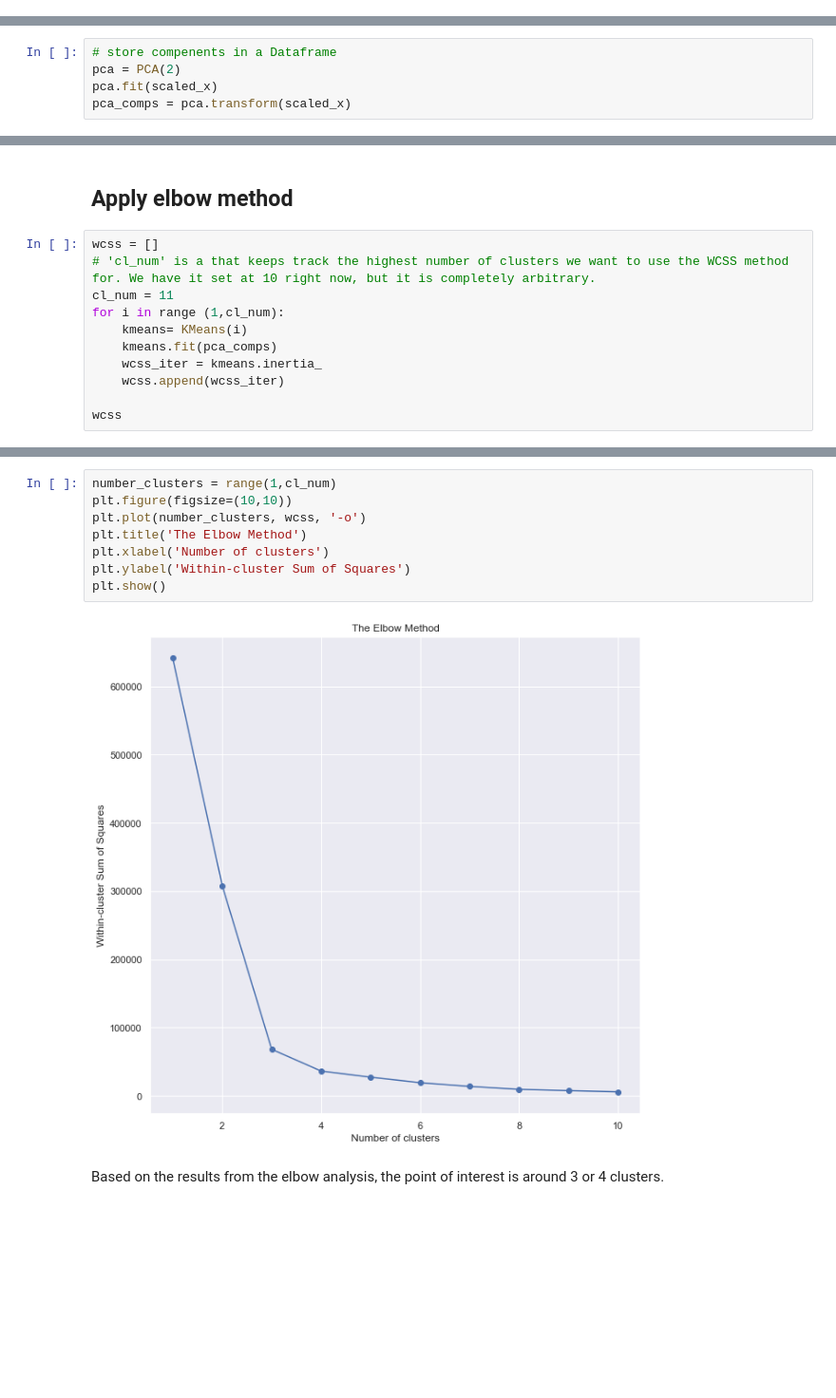
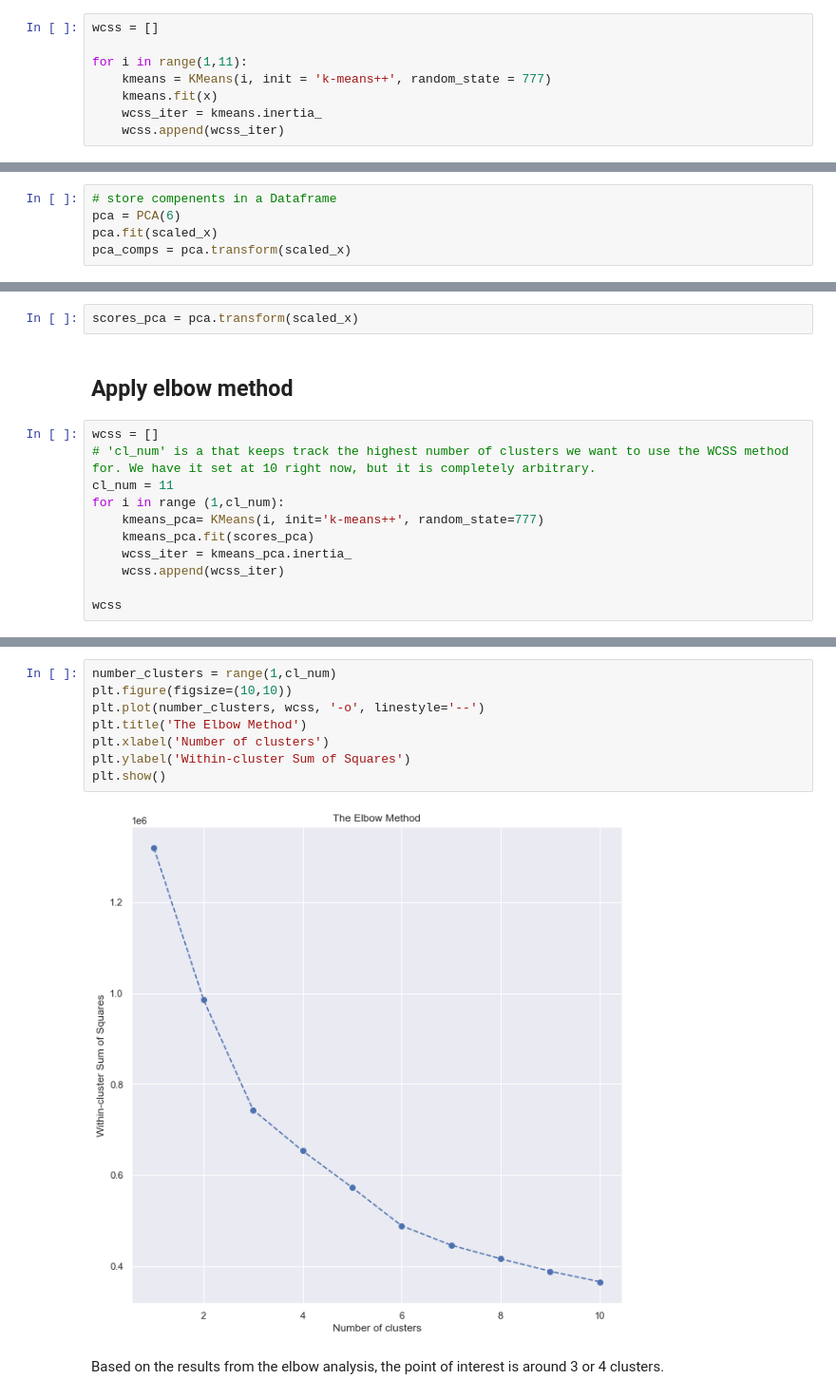
Before and after one commit to Kiddxtrizz/Boston_Crime_Analyis, a Jupyter notebook: Capstone_assignment.ipynb, the cells around one changed output, grey strips where cells are left out. Shown at 95% size. Saved outputs shown, nothing was run; the diff lists cells and outputs as text; blank space fills up the shorter version.

```diff
--- a/Capstone_assignment.ipynb
+++ b/Capstone_assignment.ipynb
@@ -707,3 +714,11 @@ kmeans = KMeans(2)
 kmeans.fit(x)
 # %% [output]
 KMeans(n_clusters=2)
+# %%
+wcss = []
+
+for i in range(1,11):
+    kmeans = KMeans(i, init = 'k-means++', random_state = 777)
+    kmeans.fit(x)
+    wcss_iter = kmeans.inertia_
+    wcss.append(wcss_iter)
@@ -790,5 +858,5 @@ After scaling and applying PCA to the data, only two or three components explain
 # %%
 # store compenents in a Dataframe
-pca = PCA(2)
+pca = PCA(6)
 pca.fit(scaled_x)
 pca_comps = pca.transform(scaled_x)
@@ -795,3 +924,5 @@ pca_comps = pca.transform(scaled_x)
+# %%
+scores_pca = pca.transform(scaled_x)
 # %% [markdown]
 ## Apply elbow method
 # %%
@@ -799,9 +930,9 @@ wcss = []
 # 'cl_num' is a that keeps track the highest number of clusters we want to use the WCSS method for. We have it set at 10 right now, but it is completely arbitrary.
 cl_num = 11
 for i in range (1,cl_num):
-    kmeans= KMeans(i)
-    kmeans.fit(pca_comps)
-    wcss_iter = kmeans.inertia_
+    kmeans_pca= KMeans(i, init='k-means++', random_state=777)
+    kmeans_pca.fit(scores_pca)
+    wcss_iter = kmeans_pca.inertia_
     wcss.append(wcss_iter)
 
 wcss
@@ -819,13 +950,13 @@ wcss
 # %%
 number_clusters = range(1,cl_num)
 plt.figure(figsize=(10,10))
-plt.plot(number_clusters, wcss, '-o')
+plt.plot(number_clusters, wcss, '-o', linestyle='--')
 plt.title('The Elbow Method')
 plt.xlabel('Number of clusters')
 plt.ylabel('Within-cluster Sum of Squares')
 plt.show()
 # %% [output]
-[figure, old version]
+[figure, new version]
 # %% [markdown]
 Based on the results from the elbow analysis, the point of interest is around 3 or 4 clusters.
 # %%
```
Also changed, not shown: parts of 30 cells of this notebook, 1 other file.
